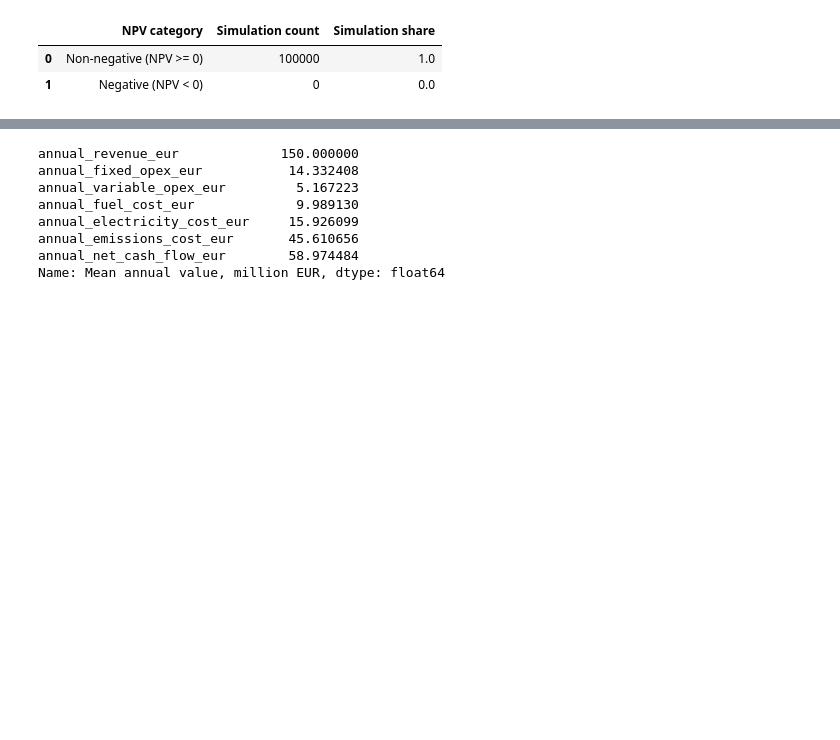
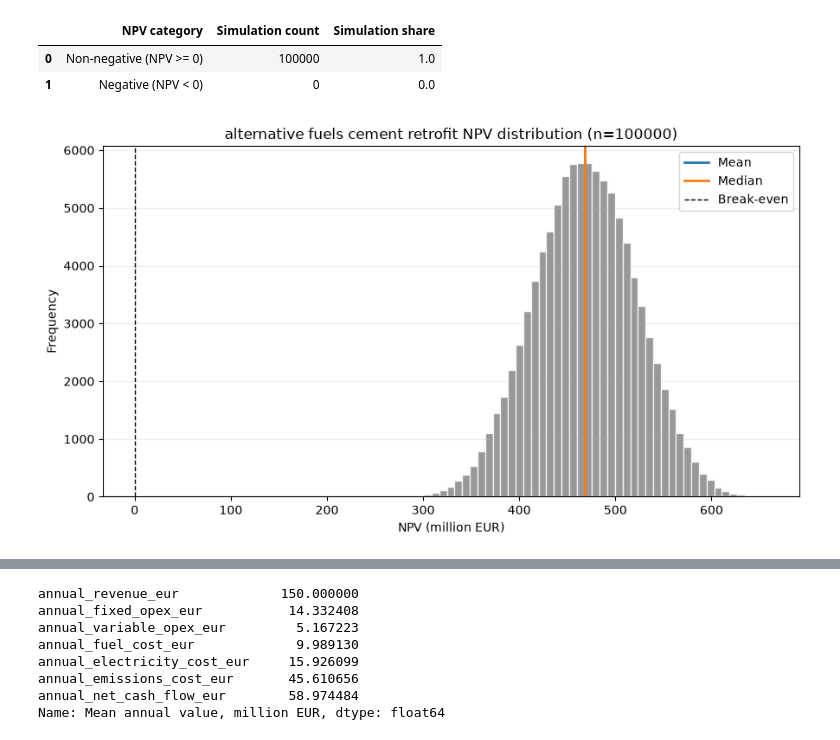
Before and after one commit to Finnzn/Master-Thesis, a Jupyter notebook: notebooks/cement/plot_alternative_fuels_npv.ipynb, the cells around one changed output, grey strips where cells are left out. Saved outputs shown, nothing was run; the diff lists cells and outputs as text; code cells hidden in the pictures; blank space fills up the shorter version.

```diff
--- a/notebooks/cement/plot_alternative_fuels_npv.ipynb
+++ b/notebooks/cement/plot_alternative_fuels_npv.ipynb
@@ -102,19 +100,14 @@ display(npv_sign_summary)
 | 0 | Non-negative (NPV >= 0) | 100000 | 1.0 |
 | 1 | Negative (NPV < 0) | 0 | 0.0 |
 # %%
-fig, ax = plt.subplots(figsize=(9, 5))
-
-ax.hist(npv_million_eur, bins=50, color="tab:gray", edgecolor="white", alpha=0.8)
-ax.axvline(npv_million_eur.mean(), color="tab:blue", linewidth=2, label="Mean")
-ax.axvline(npv_million_eur.median(), color="tab:orange", linewidth=2, label="Median")
-ax.axvline(0, color="black", linewidth=1, linestyle="--", label="Break-even")
-
-ax.set_title(f"alternative fuels cement retrofit NPV distribution (n={SAMPLE_SIZE})")
-ax.set_xlabel("NPV (million EUR)")
-ax.set_ylabel("Frequency")
-ax.grid(axis="y", alpha=0.25)
-ax.legend()
-
-fig.tight_layout()
+plot_financial_metric_distribution(
+    npv_million_eur,
+    title=f"alternative fuels cement retrofit NPV distribution (n={SAMPLE_SIZE})",
+    x_axis_label="NPV (million EUR)",
+    color="tab:gray",
+    show_break_even=True,
+)
 plt.show()
+# %% [output]
+[figure, added]
 # %%
```
Also changed, not shown: parts of 4 cells of this notebook, 20 other files.
